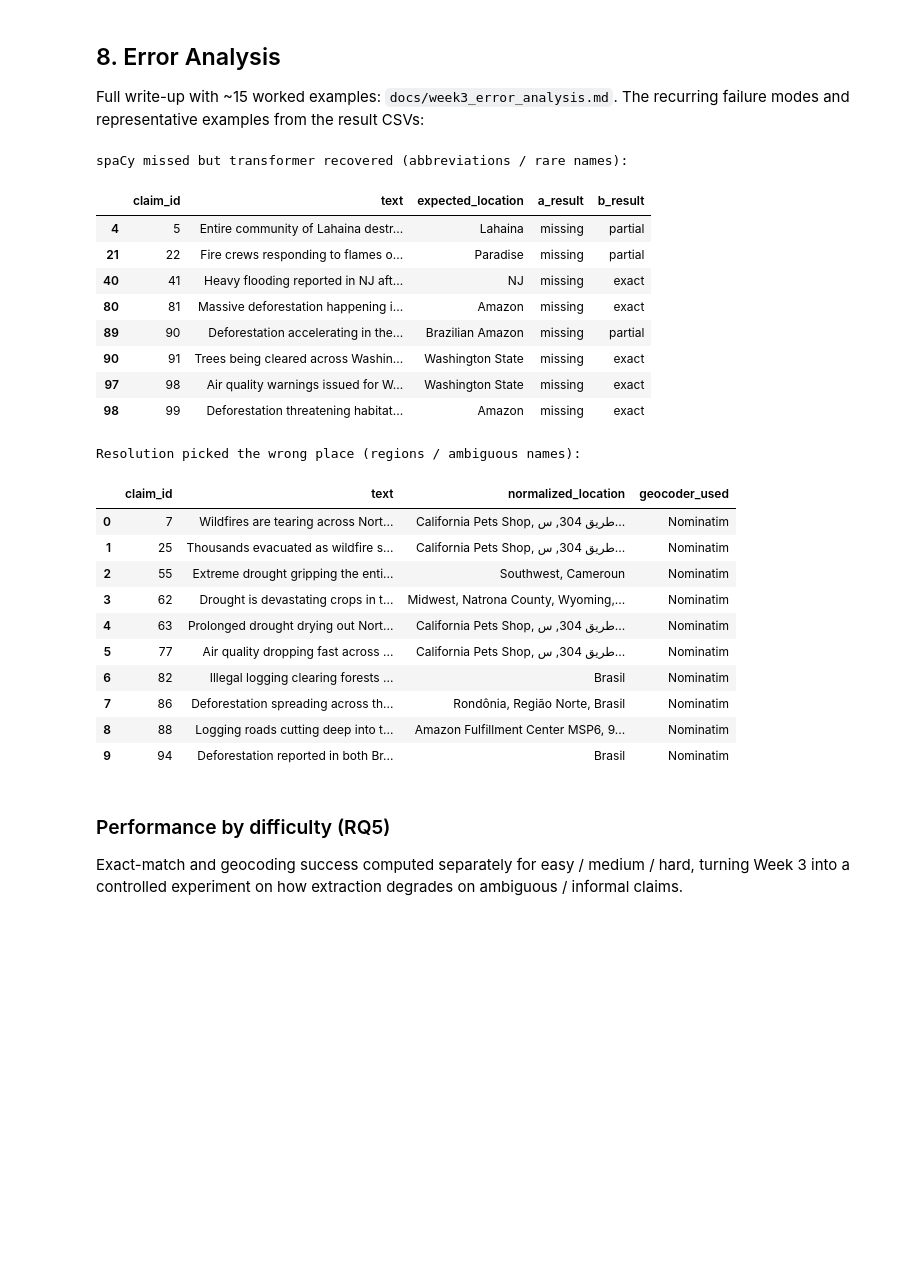
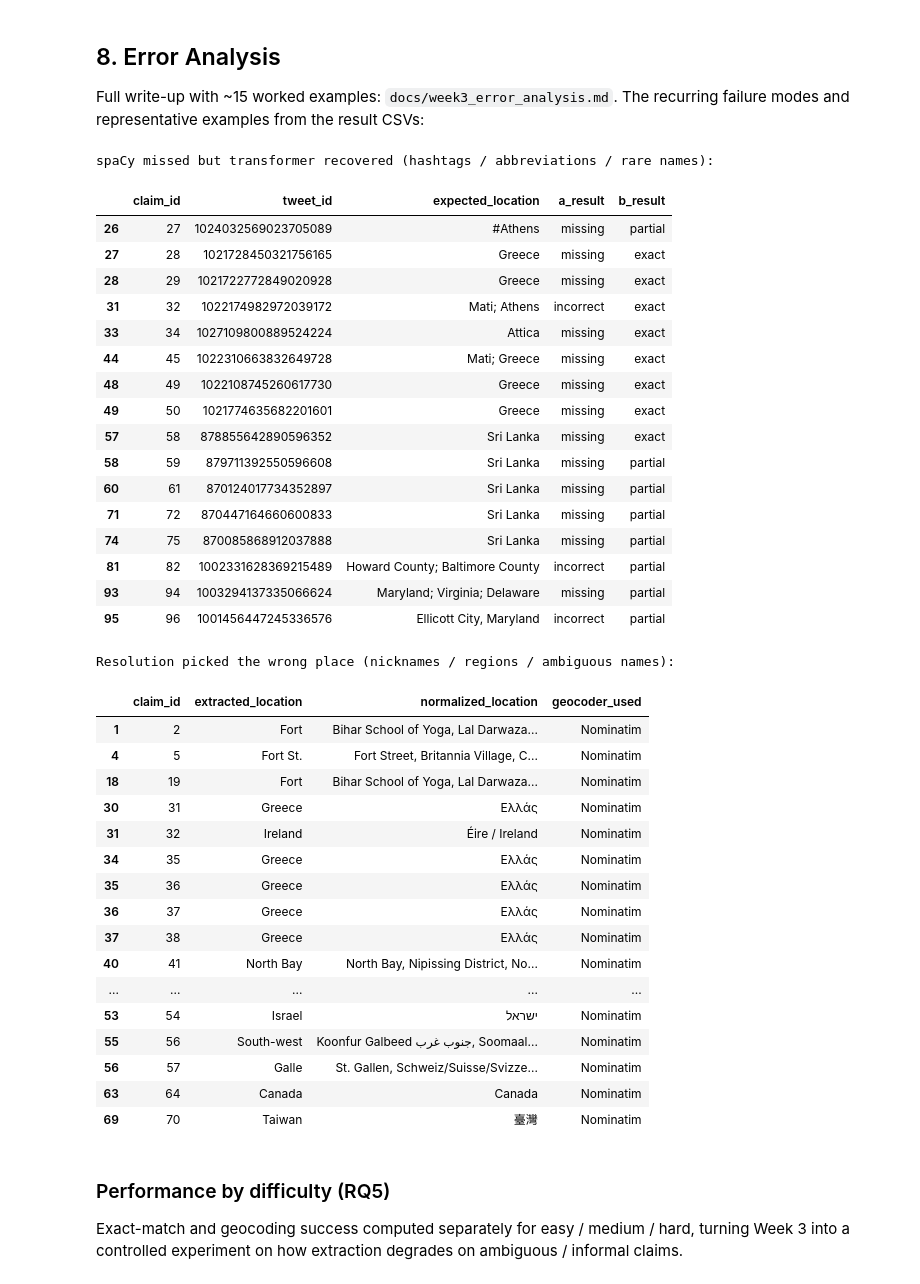
Before and after one commit to sarahain/NASA-Geospatial-Misinformation-Monitor, a Jupyter notebook: notebooks/week3_location_evaluation.ipynb, the cells around one changed output. Drawn from its saved outputs; the diff is of its cells as text; code cells hidden in the pictures; blank space fills up the shorter version.

```diff
--- a/notebooks/week3_location_evaluation.ipynb
+++ b/notebooks/week3_location_evaluation.ipynb
@@ -272,37 +284,53 @@ Notes:
 Full write-up with ~15 worked examples: `docs/week3_error_analysis.md`. The
 recurring failure modes and representative examples from the result CSVs:
 # %%
-per2 = per.merge(claims[["claim_id", "text", "expected_location"]], on="claim_id")
-print("spaCy missed but transformer recovered (abbreviations / rare names):")
+# Examples are shown by tweet_id + our annotations (not the tweet text, per
+# HumAID licensing). See docs/week3_error_analysis.md for readable excerpts.
+per2 = per.merge(claims[["claim_id", "tweet_id", "expected_location"]], on="claim_id")
+print("spaCy missed but transformer recovered (hashtags / abbreviations / rare names):")
 mask = per2["a_result"].isin(["missing", "incorrect"]) & per2["b_result"].isin(["exact", "partial"])
-display(per2.loc[mask, ["claim_id", "text", "expected_location", "a_result", "b_result"]])
+display(per2.loc[mask, ["claim_id", "tweet_id", "expected_location", "a_result", "b_result"]])
 
-print("\nResolution picked the wrong place (regions / ambiguous names):")
-bad = geo[geo["geocode_result"] == "incorrect"].merge(claims[["claim_id", "text"]], on="claim_id")
-display(bad[["claim_id", "text", "normalized_location", "geocoder_used"]])
+print("\nResolution picked the wrong place (nicknames / regions / ambiguous names):")
+bad = geo[geo["geocode_result"] == "incorrect"]
+display(bad[["claim_id", "extracted_location", "normalized_location", "geocoder_used"]])
 # %% [output]
-spaCy missed but transformer recovered (abbreviations / rare names):
+spaCy missed but transformer recovered (hashtags / abbreviations / rare names):
-|  | claim_id | text | expected_location | a_result | b_result |
-| 4 | 5 | Entire community of Lahaina destr... | Lahaina | missing | partial |
-| 21 | 22 | Fire crews responding to flames o... | Paradise | missing | partial |
-| 40 | 41 | Heavy flooding reported in NJ aft... | NJ | missing | exact |
-| 80 | 81 | Massive deforestation happening i... | Amazon | missing | exact |
-| 89 | 90 | Deforestation accelerating in the... | Brazilian Amazon | missing | partial |
-| 90 | 91 | Trees being cleared across Washin... | Washington State | missing | exact |
-| 97 | 98 | Air quality warnings issued for W... | Washington State | missing | exact |
-| 98 | 99 | Deforestation threatening habitat... | Amazon | missing | exact |
+|  | claim_id | tweet_id | expected_location | a_result | b_result |
+| 26 | 27 | 1024032569023705089 | #Athens | missing | partial |
+| 27 | 28 | 1021728450321756165 | Greece | missing | exact |
+| 28 | 29 | 1021722772849020928 | Greece | missing | exact |
+| 31 | 32 | 1022174982972039172 | Mati; Athens | incorrect | exact |
+| 33 | 34 | 1027109800889524224 | Attica | missing | exact |
+| 44 | 45 | 1022310663832649728 | Mati; Greece | missing | exact |
+| 48 | 49 | 1022108745260617730 | Greece | missing | exact |
+| 49 | 50 | 1021774635682201601 | Greece | missing | exact |
+| 57 | 58 | 878855642890596352 | Sri Lanka | missing | exact |
+| 58 | 59 | 879711392550596608 | Sri Lanka | missing | partial |
+| 60 | 61 | 870124017734352897 | Sri Lanka | missing | partial |
+| 71 | 72 | 870447164660600833 | Sri Lanka | missing | partial |
+| 74 | 75 | 870085868912037888 | Sri Lanka | missing | partial |
+| 81 | 82 | 1002331628369215489 | Howard County; Baltimore County | incorrect | partial |
+| 93 | 94 | 1003294137335066624 | Maryland; Virginia; Delaware | missing | partial |
+| 95 | 96 | 1001456447245336576 | Ellicott City, Maryland | incorrect | partial |
-Resolution picked the wrong place (regions / ambiguous names):
+Resolution picked the wrong place (nicknames / regions / ambiguous names):
-|  | claim_id | text | normalized_location | geocoder_used |
-| 0 | 7 | Wildfires are tearing across Nort... | California Pets Shop, طريق 304, س... | Nominatim |
-| 1 | 25 | Thousands evacuated as wildfire s... | California Pets Shop, طريق 304, س... | Nominatim |
-| 2 | 55 | Extreme drought gripping the enti... | Southwest, Cameroun | Nominatim |
-| 3 | 62 | Drought is devastating crops in t... | Midwest, Natrona County, Wyoming,... | Nominatim |
-| 4 | 63 | Prolonged drought drying out Nort... | California Pets Shop, طريق 304, س... | Nominatim |
-| 5 | 77 | Air quality dropping fast across ... | California Pets Shop, طريق 304, س... | Nominatim |
-| 6 | 82 | Illegal logging clearing forests ... | Brasil | Nominatim |
-| 7 | 86 | Deforestation spreading across th... | Rondônia, Região Norte, Brasil | Nominatim |
-| 8 | 88 | Logging roads cutting deep into t... | Amazon Fulfillment Center MSP6, 9... | Nominatim |
-| 9 | 94 | Deforestation reported in both Br... | Brasil | Nominatim |
+|  | claim_id | extracted_location | normalized_location | geocoder_used |
+| 1 | 2 | Fort | Bihar School of Yoga, Lal Darwaza... | Nominatim |
+| 4 | 5 | Fort St. | Fort Street, Britannia Village, C... | Nominatim |
+| 18 | 19 | Fort | Bihar School of Yoga, Lal Darwaza... | Nominatim |
+| 30 | 31 | Greece | Ελλάς | Nominatim |
+| 31 | 32 | Ireland | Éire / Ireland | Nominatim |
+| 34 | 35 | Greece | Ελλάς | Nominatim |
+| 35 | 36 | Greece | Ελλάς | Nominatim |
+| 36 | 37 | Greece | Ελλάς | Nominatim |
+| 37 | 38 | Greece | Ελλάς | Nominatim |
+| 40 | 41 | North Bay | North Bay, Nipissing District, No... | Nominatim |
+| ... | ... | ... | ... | ... |
+| 53 | 54 | Israel | ישראל | Nominatim |
+| 55 | 56 | South-west | Koonfur Galbeed جنوب غرب, Soomaal... | Nominatim |
+| 56 | 57 | Galle | St. Gallen, Schweiz/Suisse/Svizze... | Nominatim |
+| 63 | 64 | Canada | Canada | Nominatim |
+| 69 | 70 | Taiwan | 臺灣 | Nominatim |
 # %% [markdown]
 ### Performance by difficulty (RQ5)
 
```
Also changed, not shown: parts of 17 cells of this notebook, 9 other files.
